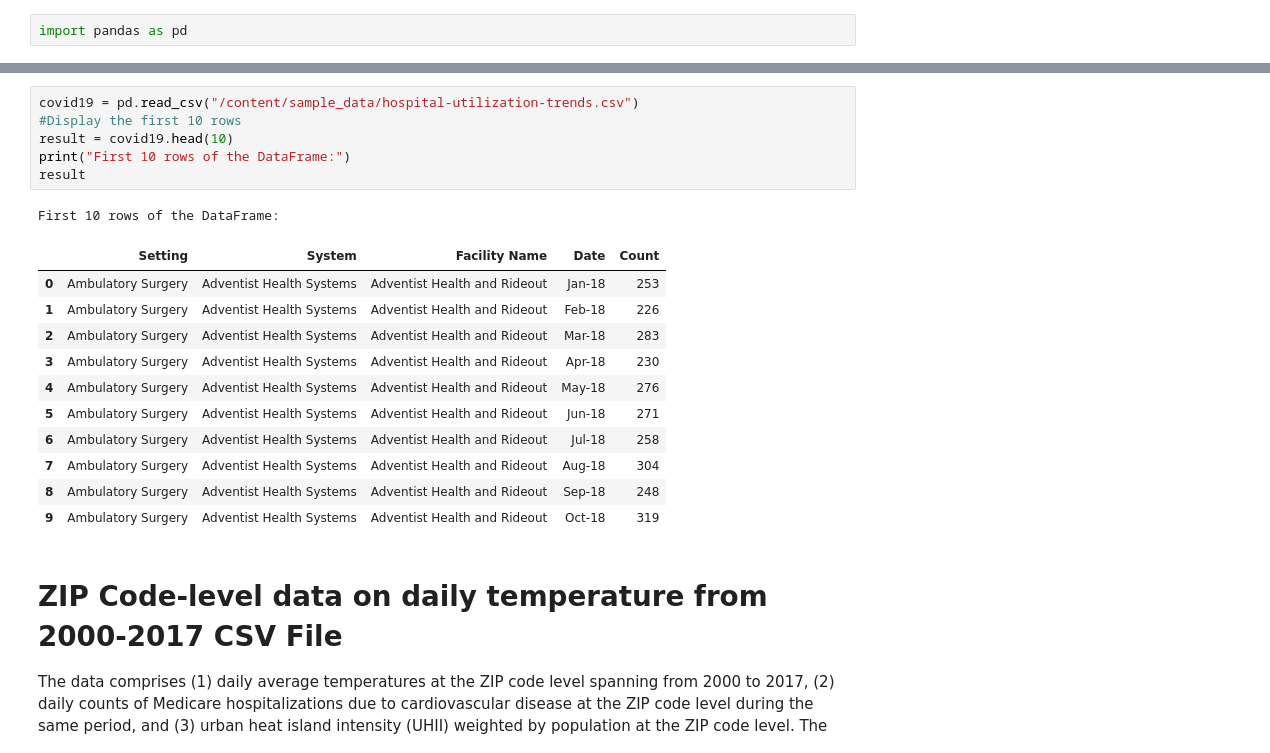
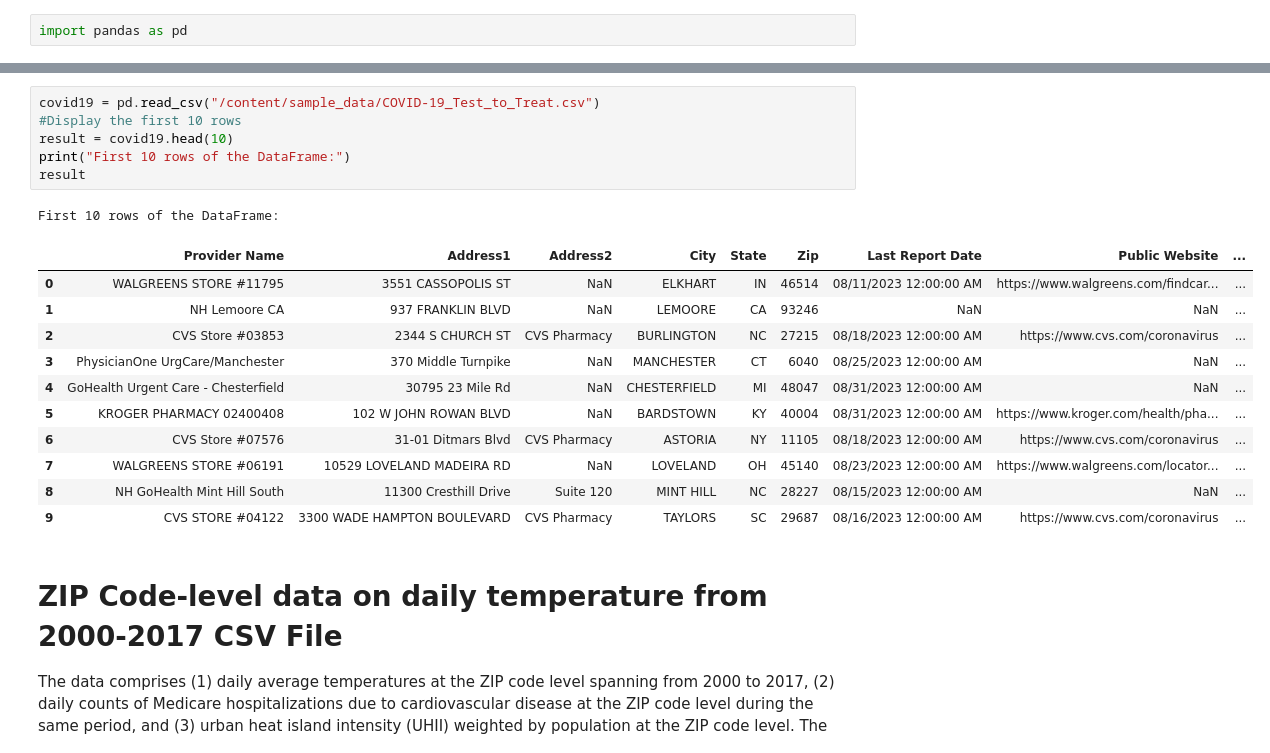
Before and after one commit to jas-tang/datasci_1_loading, a Jupyter notebook: Assignment_1_Notebook.ipynb, the cells around one changed output, grey strips where cells are left out. Saved outputs shown, nothing was run; the diff lists cells and outputs as text.

```diff
--- a/Assignment_1_Notebook.ipynb
+++ b/Assignment_1_Notebook.ipynb
@@ -19,22 +24,22 @@ Due to the COVID-19 pandemic, hospitals across the state experienced a significa
 # %%
-covid19 = pd.read_csv("/content/sample_data/hospital-utilization-trends.csv")
+covid19 = pd.read_csv("/content/sample_data/COVID-19_Test_to_Treat.csv")
 #Display the first 10 rows
 result = covid19.head(10)
 print("First 10 rows of the DataFrame:")
 result
 # %% [output]
 First 10 rows of the DataFrame:
-|  | Setting | System | Facility Name | Date | Count |
-| 0 | Ambulatory Surgery | Adventist Health Systems | Adventist Health and Rideout | Jan-18 | 253 |
-| 1 | Ambulatory Surgery | Adventist Health Systems | Adventist Health and Rideout | Feb-18 | 226 |
-| 2 | Ambulatory Surgery | Adventist Health Systems | Adventist Health and Rideout | Mar-18 | 283 |
-| 3 | Ambulatory Surgery | Adventist Health Systems | Adventist Health and Rideout | Apr-18 | 230 |
-| 4 | Ambulatory Surgery | Adventist Health Systems | Adventist Health and Rideout | May-18 | 276 |
-| 5 | Ambulatory Surgery | Adventist Health Systems | Adventist Health and Rideout | Jun-18 | 271 |
-| 6 | Ambulatory Surgery | Adventist Health Systems | Adventist Health and Rideout | Jul-18 | 258 |
-| 7 | Ambulatory Surgery | Adventist Health Systems | Adventist Health and Rideout | Aug-18 | 304 |
-| 8 | Ambulatory Surgery | Adventist Health Systems | Adventist Health and Rideout | Sep-18 | 248 |
-| 9 | Ambulatory Surgery | Adventist Health Systems | Adventist Health and Rideout | Oct-18 | 319 |
+|  | Provider Name | Address1 | Address2 | City | State | Zip | Last Report Date | Public Website | ... |
+| 0 | WALGREENS STORE #11795 | 3551 CASSOPOLIS ST | NaN | ELKHART | IN | 46514 | 08/11/2023 12:00:00 AM | https://www.walgreens.com/findcar... | ... |
+| 1 | NH Lemoore CA | 937 FRANKLIN BLVD | NaN | LEMOORE | CA | 93246 | NaN | NaN | ... |
+| 2 | CVS Store #03853 | 2344 S CHURCH ST | CVS Pharmacy | BURLINGTON | NC | 27215 | 08/18/2023 12:00:00 AM | https://www.cvs.com/coronavirus | ... |
+| 3 | PhysicianOne UrgCare/Manchester | 370 Middle Turnpike | NaN | MANCHESTER | CT | 6040 | 08/25/2023 12:00:00 AM | NaN | ... |
+| 4 | GoHealth Urgent Care - Chesterfield | 30795 23 Mile Rd | NaN | CHESTERFIELD | MI | 48047 | 08/31/2023 12:00:00 AM | NaN | ... |
+| 5 | KROGER PHARMACY 02400408 | 102 W JOHN ROWAN BLVD | NaN | BARDSTOWN | KY | 40004 | 08/31/2023 12:00:00 AM | https://www.kroger.com/health/pha... | ... |
+| 6 | CVS Store #07576 | 31-01 Ditmars Blvd | CVS Pharmacy | ASTORIA | NY | 11105 | 08/18/2023 12:00:00 AM | https://www.cvs.com/coronavirus | ... |
+| 7 | WALGREENS STORE #06191 | 10529 LOVELAND MADEIRA RD | NaN | LOVELAND | OH | 45140 | 08/23/2023 12:00:00 AM | https://www.walgreens.com/locator... | ... |
+| 8 | NH GoHealth Mint Hill South | 11300 Cresthill Drive | Suite 120 | MINT HILL | NC | 28227 | 08/15/2023 12:00:00 AM | NaN | ... |
+| 9 | CVS STORE #04122 | 3300 WADE HAMPTON BOULEVARD | CVS Pharmacy | TAYLORS | SC | 29687 | 08/16/2023 12:00:00 AM | https://www.cvs.com/coronavirus | ... |
 # %% [markdown]
 # ZIP Code-level data on daily temperature from 2000-2017 CSV File
 The data comprises (1) daily average temperatures at the ZIP code level spanning from 2000 to 2017, (2) daily counts of Medicare hospitalizations due to cardiovascular disease at the ZIP code level during the same period, and (3) urban heat island intensity (UHII) weighted by population at the ZIP code level. The dataset has 9,917 ZIP codes situated within the urban centers of 120 metropolitan statistical areas across the contiguous United States. This only shows the first 10 rows.
```
Also changed, not shown: parts of 3 cells of this notebook.
